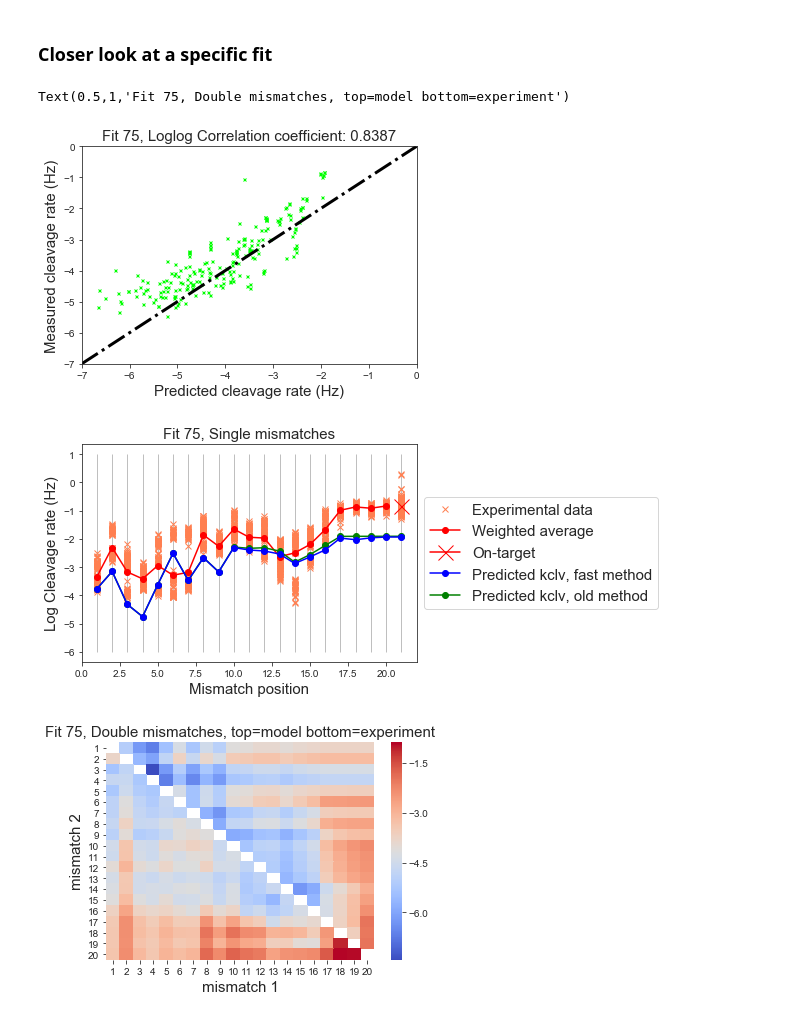
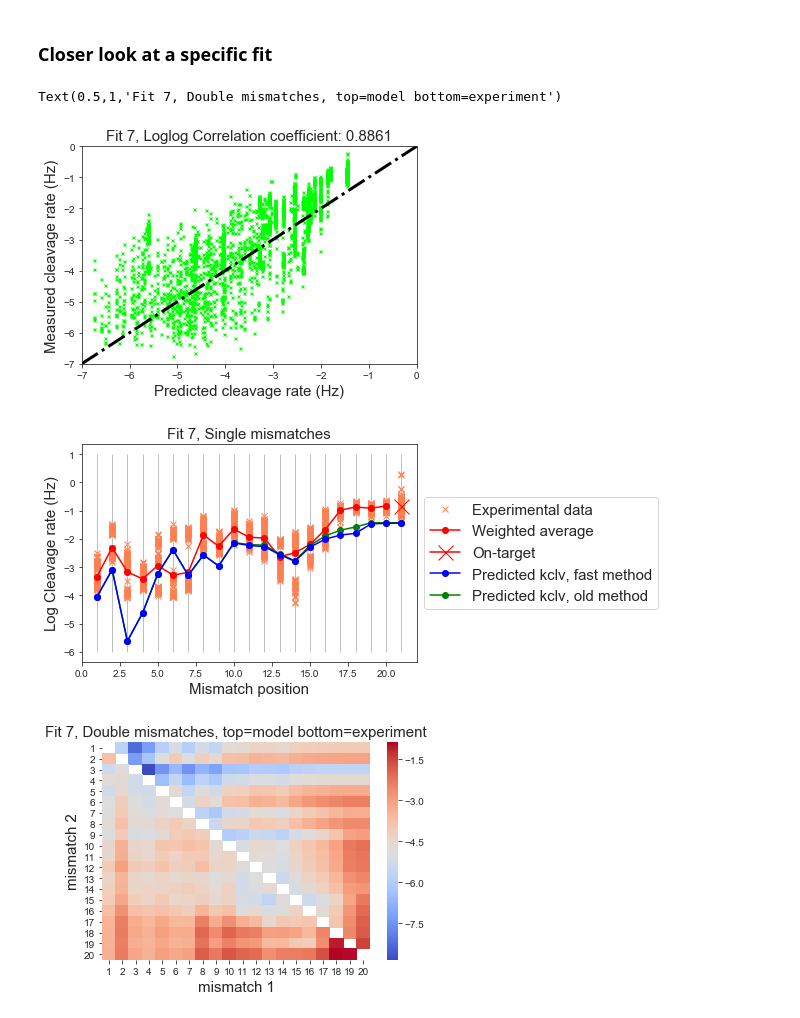
Before and after one commit to martin-depken/Energy-Landscape, a Jupyter notebook: predict_pclv_Stijn/cleavage_from_boyle_fit.ipynb, the cells around one changed output. Cells and saved outputs as stored; diff of their text form; code cells hidden in the pictures.

```diff
--- a/predict_pclv_Stijn/cleavage_from_boyle_fit.ipynb
+++ b/predict_pclv_Stijn/cleavage_from_boyle_fit.ipynb
@@ -14,8 +14,8 @@ current_colors = sns.color_palette()
 # %% [markdown]
 ### Load fit results
 # %%
-goodsim = [4,5,6,7,9,13,17,21,26,31,33,35,40,42,47,49,50,
-          51,53,54,56,59,63,67,68,69,75,79,80,82,83,87,90,97] #40,75 are added because they give the highest correlations
+goodsim = [4,5,6,7,9,13,17,21,26,31,33,35,42,47,49,50,
+          51,53,54,56,59,63,67,68,69,79,80,82,83,87,90,97] #40,75 are added because they give the highest correlations
 #goodsim = range(1,26)
 parameters = np.zeros([len(goodsim),42])
 for i in range(len(goodsim)):
@@ -41,7 +41,7 @@ chi = list()
 for i in range(len(goodsim)):
     chitemp = 0.0
     for pos in range(len(xdata)):
-        chitemp = chitemp + clv.calc_chi_squared(parameters[i],xdata[pos],ydata[pos],yerror[pos],guide,modelIDcleave)
+        chitemp = chitemp + clv.calc_chi_squared(parameters[i],xdata[pos],ydata[pos],yerror[pos],[],guide,modelIDcleave)
     chi.append(chitemp)
 chi = np.array(chi)
 
@@ -160,7 +166,7 @@ for j in range(len(goodsim)):
 ### Closer look at a specific fit
 # %%
 goodsimnp = np.array(goodsim)
-number = np.where(goodsimnp==75)[0][0]
+number = np.where(goodsimnp==7)[0][0]
 datapoints = []
 fitpoints = []
 
@@ -175,16 +181,16 @@ for i in range(len(xdata)):
     ydata_select = ydatatemp[indices]
     yerr_select = yerrtemp[indices]
 
-    datapoints.append(np.average(ydata_select,weights=np.reciprocal(yerr_select)))
+#    datapoints.append(np.average(ydata_select,weights=np.reciprocal(yerr_select)))
 #    datapoints.append(np.median(ydata_select))
 
-    fitpoints.append(cleavagetemp)
+#    fitpoints.append(cleavagetemp)
 
 
-#    for j in range(len(ydata[i])):
-#        if ydata[i][j]>(-10):
-#            datapoints.append(ydata[i][j])
-#            fitpoints.append(cleavagetemp)
+    for j in range(len(ydata[i])):
+        if ydata[i][j]>(-10):
+            datapoints.append(ydata[i][j])
+            fitpoints.append(cleavagetemp)
 
 plt.plot(fitpoints,datapoints,marker='x',markersize=3,color='lime',linewidth=0.0)
 plt.plot([-7,0],[-7,0],'k-.',linewidth=3)
@@ -222,34 +228,34 @@ plt.figure()
 for i in range(21):
     plot1 = plt.plot(mmpos[i],kclvData[i],marker='x',color='coral',linewidth=0,label='Experimental data')
 plot2 = plt.plot(range(1,21),kclvWA[0:20],marker='o',color='r',label='Weighted average')
 plot3 = plt.plot(21,kclvWA[20],marker='x',color='r',markersize=15,label='On-target')
 plot5 = plt.plot(range(1,22),kclvslow,color='g',marker='o',label='Predicted kclv, old method')
 plot4 = plt.plot(range(1,22),kclv,color='b',marker='o',label='Predicted kclv, fast method')
 plt.vlines(range(1,22),-6,1,color='grey',linewidth=0.5);
 plt.legend(handles=[plot1[0],plot2[0],plot3[0],plot4[0],plot5[0]],loc='center left',bbox_to_anchor=(1,0.5),fontsize=15)
 plt.xlabel('Mismatch position',fontsize=15)
 plt.ylabel('Log Cleavage rate (Hz)',fontsize=15)
 plt.title('Fit ' + str(goodsim[number]) + ', Single mismatches',fontsize=15)
 
 k_double = np.zeros([20,20])
 for a in range(len(xdata)):
     if len(xdata[a])==2:
         i = xdata[a][0]
         j = xdata[a][1]
         k_double[j-1,i-1] = (np.average(ydata[a], weights=np.reciprocal(yerror[a])))
         k_double[i-1,j-1] = np.log10(clv.calc_clv_rate_fast(parameters[number],modelIDcleave,[i,j],guide))
 
 k_double_df = pd.DataFrame(k_double, index=range(1, 21), columns=range(1, 21))
 for i in range(1,21):
     k_double_df[i].loc[i]=np.nan
 
 plt.figure()
 sns.heatmap(k_double_df, cmap='coolwarm', cbar=True)#, vmin=-8, vmax = -1)
 plt.xlabel('mismatch 1', fontsize=15)
 plt.ylabel('mismatch 2', fontsize=15)
 plt.title('Fit ' + str(goodsim[number]) + ', Double mismatches, top=model bottom=experiment', fontsize=15)
 # %% [output]
-Text(0.5,1,'Fit 75, Double mismatches, top=model bottom=experiment')
+Text(0.5,1,'Fit 7, Double mismatches, top=model bottom=experiment')
-[figure, old version]
+[figure, new version]
-[figure, old version]
+[figure, new version]
-[figure, old version]
+[figure, new version]
```
Also changed, not shown: parts of 3 cells of this notebook, 5 other files.
